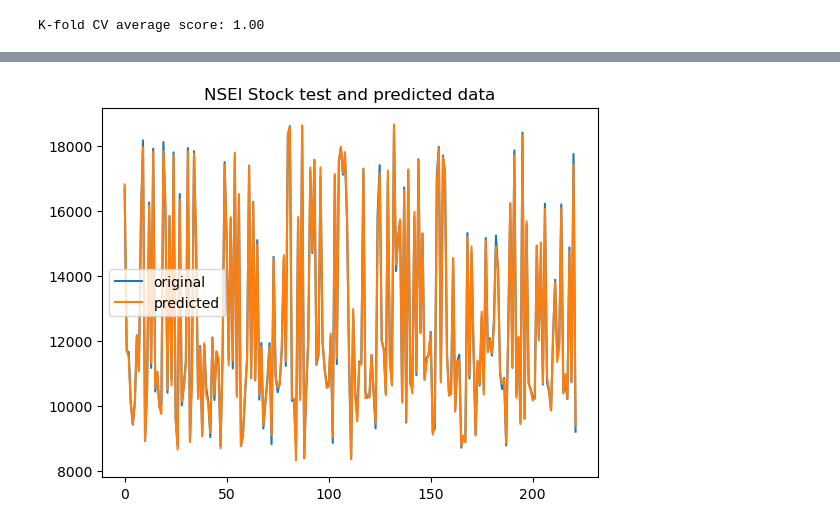
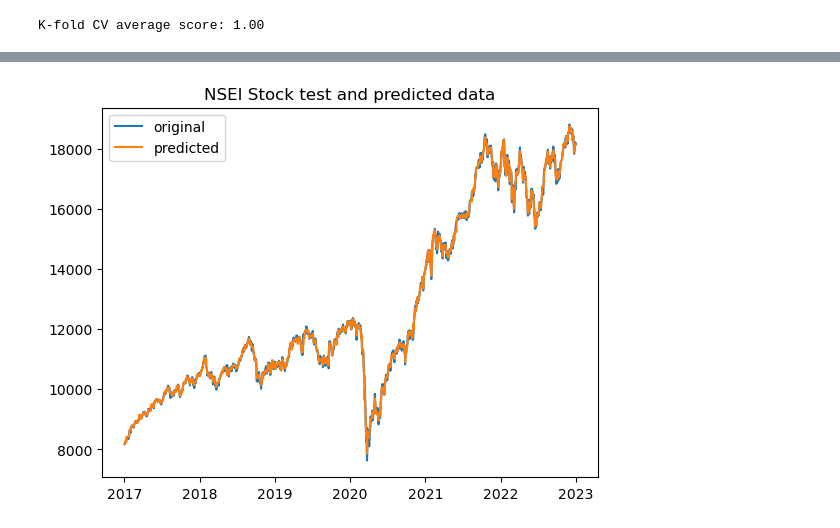
Before and after one commit to Abbas-Source/alianzworkz-internship, a Jupyter notebook: XGBRegressor/xgbregressor-for-stock-market-value-predictions.ipynb, the cells around one changed output, grey strips where cells are left out. Drawn from its saved outputs; the diff is of its cells as text; code cells hidden in the pictures.

```diff
--- a/XGBRegressor/xgbregressor-for-stock-market-value-predictions.ipynb
+++ b/XGBRegressor/xgbregressor-for-stock-market-value-predictions.ipynb
@@ -13,7 +13,7 @@ import warnings
 warnings.filterwarnings("ignore")
 # %%
 #retrieve data
-df=pd.read_csv("/kaggle/input/nsei-prev-data/in_nsei_daily.csv",index_col='minute', parse_dates=True).close
+df=pd.read_csv("/kaggle/input/nsei-prev-data/in_nsei_daily.csv",index_col='minute', parse_dates=True)
 df.index = df.index.to_pydatetime()
 df.head()
 # %% [output]
@@ -112,0 +123,6 @@ RMSE: 127.80
+# %%
+#calculate accuracy
+ypred = xgbr.predict(df[features])
+mse = mean_squared_error(df[target], ypred)
+print("MSE: %.2f" % mse)
+print("RMSE: %.2f" % (mse**(1/2.0)))
@@ -127,11 +146,11 @@ DatetimeIndex(['2021-08-27 09:15:00+05:30', '2019-06-18 09:15:00+05:30',
               dtype='datetime64[ns, pytz.FixedOffset(330)]', length=222, freq=None)
 # %%
 #plot data, better results
-x_ax = range(len(ytest))
-plt.plot(x_ax, ytest, label="original")
+x_ax = df.index
+plt.plot(x_ax, df[target], label="original")
 plt.plot(x_ax, ypred, label="predicted")
 plt.title("NSEI Stock test and predicted data")
 plt.legend()
 plt.show()
 # %% [output]
-[figure, old version]
+[figure, new version]
```
Also changed, not shown: parts of 7 cells of this notebook.
